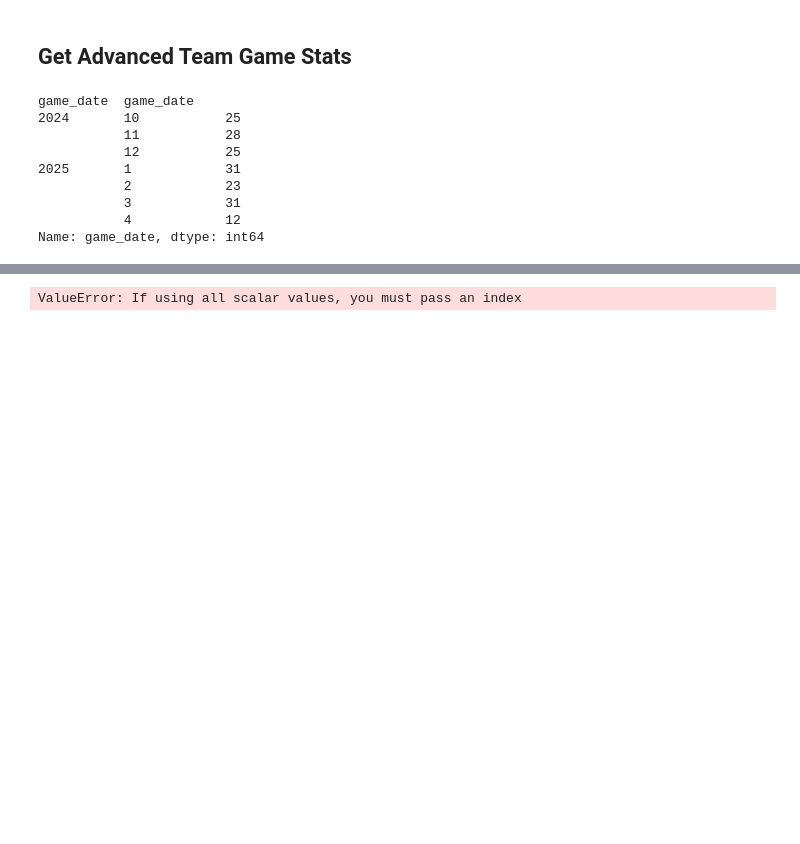
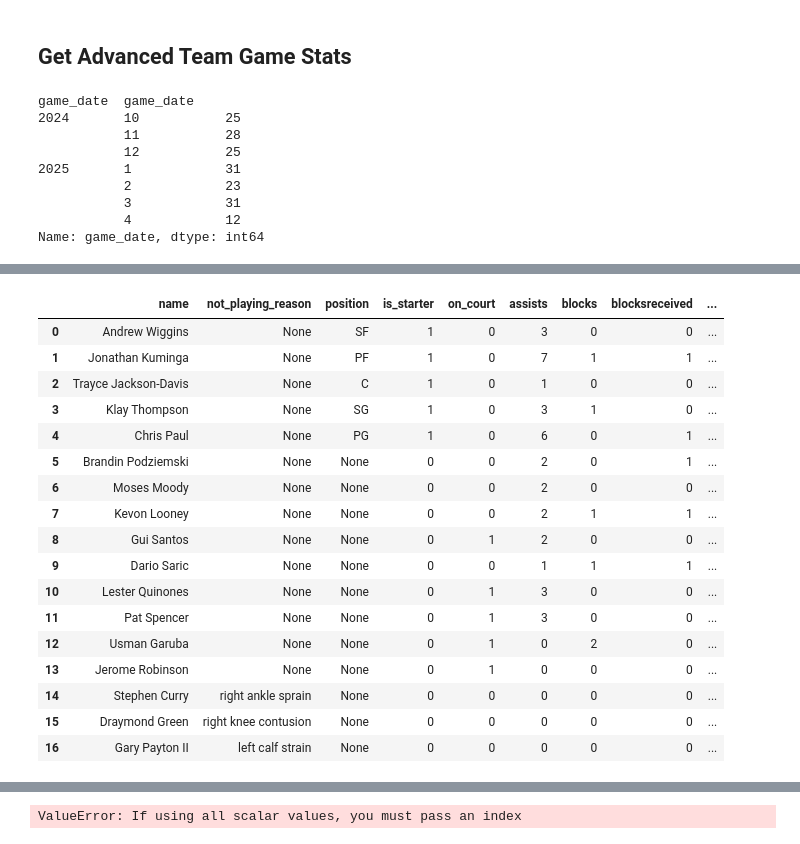
Before and after one commit to DataNerd2021/real-time-nba-stats-app, a Jupyter notebook: API Exploration.ipynb, the cells around one changed output, grey strips where cells are left out. Saved outputs shown, nothing was run; the diff lists cells and outputs as text; code cells hidden in the pictures; blank space fills up the shorter version.

```diff
--- a/API Exploration.ipynb
+++ b/API Exploration.ipynb
@@ -293,13 +302,0 @@ array(['0022301198', '0022301186', '0022301187', ..., '0022300066',
-# %%
-from nba_api.live.nba.endpoints import playbyplay
-import json
-import time
-import pandas as pd
-plays = playbyplay.PlayByPlay('0022301198').get_json()
-game_plays = json.loads(plays)['game']['actions']
-message = {}
-play_message = {}
-df = pd.DataFrame.from_dict(game_plays)
-
-df.replace('pointsinthepaint', 'Paint Points', inplace=True)
-df
@@ -319,0 +310,79 @@ df
+# %%
+from nba_api.live.nba.endpoints import boxscore
+from nba_api.stats.endpoints import boxscoreadvancedv3
+import json
+import pandas as pd
+import numpy as np
+
+# Fetch boxscore data
+boxscore_data = boxscore.BoxScore(game_id='0022301198').get_json()
+game_info = json.loads(boxscore_data)['game']
+home_team_info = game_info['homeTeam']
+away_team_info = game_info['awayTeam']
+player_info = home_team_info['players']
+
+# Initialize list to store player data
+players_data = []
+
+# Extract player information and statistics
+for player in player_info:
+    player_data = {
+        'name': player.get('name'),
+        'not_playing_reason': player.get('notPlayingDescription'),
+        'position': player.get('position'),
+        'is_starter': player.get('starter'),
+        'on_court': player.get('oncourt')
+    }
+    # Add statistics to player data
+    stats = player['statistics']
+    player_data.update({k.lower().replace('percentage', 'pct').replace('calculated', 'calc'): v for k, v in stats.items()})
+
+    # Fetch advanced statistics from boxscoreadvancedv3 endpoint
+    advanced_stats = boxscoreadvancedv3.BoxScoreAdvancedV3(game_id='0022301198').get_data_frames()[0]
+    player_advanced_stats = advanced_stats[advanced_stats['personId'] == player.get('personId')]
+    player_data['pie'] = float(player_advanced_stats['PIE'].values[0]) if not player_advanced_stats.empty else np.nan
+
+    # True Shooting Percentage
+    fga = stats.get('fieldGoalsAttempted', 0)
+    fta = stats.get('freeThrowsAttempted', 0)
+    player_data['true_shooting_pct'] = (stats.get('points', 0) / (2 * (fga + 0.44 * fta))) if (fga + 0.44 * fta) != 0 else 0
+
+    # Effective Field Goal Percentage
+    fgm = stats.get('fieldGoalsMade', 0)
+    tpm = stats.get('threePointersMade', 0)
+    player_data['effective_fg_pct'] = ((fgm + 0.5 * tpm) / fga) if fga != 0 else 0
+
+    players_data.append(player_data)
+
+# Create DataFrame from players_data
+df_players = pd.DataFrame(players_data)
+
+# Add game information
+df_players['home_team'] = f"{home_team_info['teamCity']} {home_team_info['teamName']}"
+df_players['away_team'] = f"{away_team_info['teamCity']} {away_team_info['teamName']}"
+df_players['venue'] = game_info['arena']['arenaName']
+df_players['home_team_score'] = home_team_info['score']
+df_players['away_team_score'] = away_team_info['score']
+df_players['game_result'] = df_players['home_team'] + " Win" if home_team_info['score'] > away_team_info['score'] else df_players['away_team'] + " Win"
+
+# Display the DataFrame
+df_players
+# %% [output]
+|  | name | not_playing_reason | position | is_starter | on_court | assists | blocks | blocksreceived | ... |
+| 0 | Andrew Wiggins | None | SF | 1 | 0 | 3 | 0 | 0 | ... |
+| 1 | Jonathan Kuminga | None | PF | 1 | 0 | 7 | 1 | 1 | ... |
+| 2 | Trayce Jackson-Davis | None | C | 1 | 0 | 1 | 0 | 0 | ... |
+| 3 | Klay Thompson | None | SG | 1 | 0 | 3 | 1 | 0 | ... |
+| 4 | Chris Paul | None | PG | 1 | 0 | 6 | 0 | 1 | ... |
+| 5 | Brandin Podziemski | None | None | 0 | 0 | 2 | 0 | 1 | ... |
+| 6 | Moses Moody | None | None | 0 | 0 | 2 | 0 | 0 | ... |
+| 7 | Kevon Looney | None | None | 0 | 0 | 2 | 1 | 1 | ... |
+| 8 | Gui Santos | None | None | 0 | 1 | 2 | 0 | 0 | ... |
+| 9 | Dario Saric | None | None | 0 | 0 | 1 | 1 | 1 | ... |
+| 10 | Lester Quinones | None | None | 0 | 1 | 3 | 0 | 0 | ... |
+| 11 | Pat Spencer | None | None | 0 | 1 | 3 | 0 | 0 | ... |
+| 12 | Usman Garuba | None | None | 0 | 1 | 0 | 2 | 0 | ... |
+| 13 | Jerome Robinson | None | None | 0 | 1 | 0 | 0 | 0 | ... |
+| 14 | Stephen Curry | right ankle sprain | None | 0 | 0 | 0 | 0 | 0 | ... |
+| 15 | Draymond Green | right knee contusion | None | 0 | 0 | 0 | 0 | 0 | ... |
+| 16 | Gary Payton II | left calf strain | None | 0 | 0 | 0 | 0 | 0 | ... |
```
Also changed, not shown: parts of 4 cells of this notebook, 3 other files.
